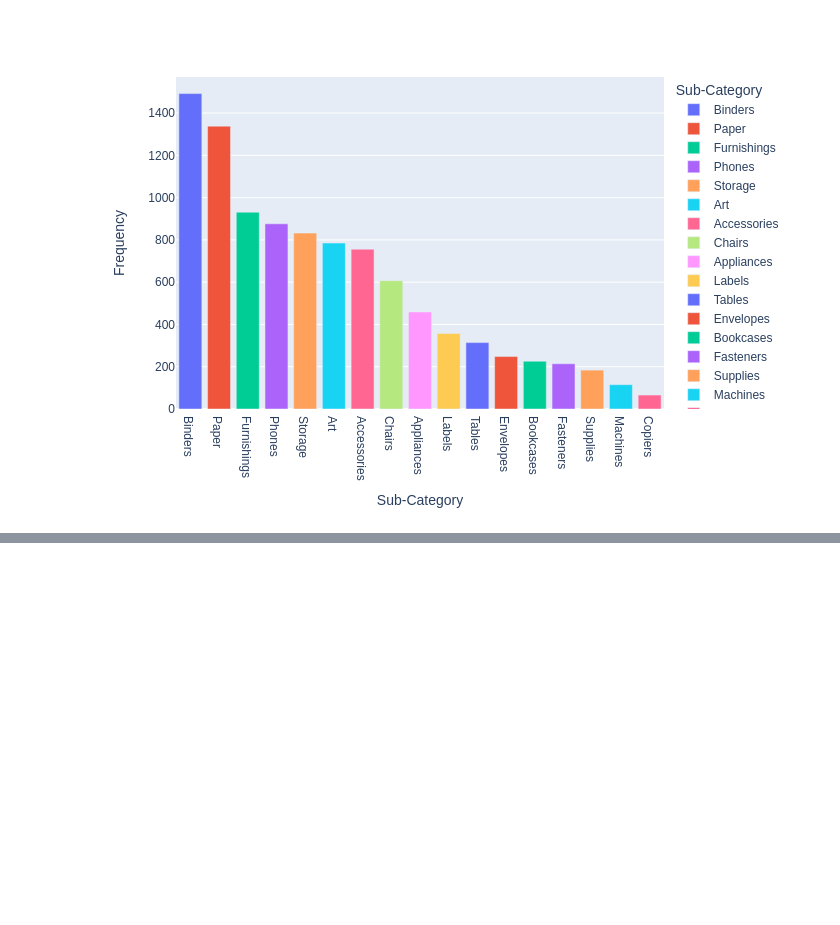
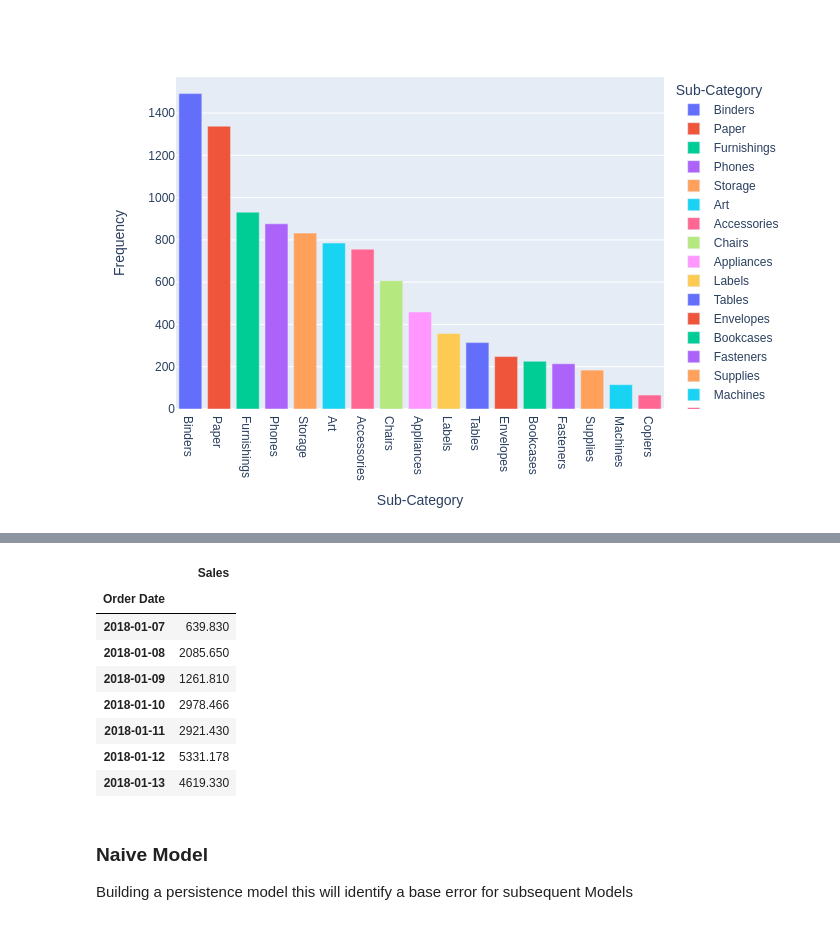
Before and after one commit to Viynne/Superstore-SAles-Forecast, a Jupyter notebook: superstore_sales_EDA.ipynb, the cells around one changed output, grey strips where cells are left out. Cells and saved outputs as stored; diff of their text form; code cells hidden in the pictures; blank space fills up the shorter version.

```diff
--- a/superstore_sales_EDA.ipynb
+++ b/superstore_sales_EDA.ipynb
@@ -196,0 +215,16 @@ fig.show()
+# %%
+next_7_days
+# %% [output]
+|  | Sales |
+| Order Date |  |
+| 2018-01-07 | 639.830 |
+| 2018-01-08 | 2085.650 |
+| 2018-01-09 | 1261.810 |
+| 2018-01-10 | 2978.466 |
+| 2018-01-11 | 2921.430 |
+| 2018-01-12 | 5331.178 |
+| 2018-01-13 | 4619.330 |
+# %% [markdown]
+### Naive Model
+
+Building a persistence model this will identify a base error for subsequent Models
```
Also changed, not shown: parts of 11 cells of this notebook.
